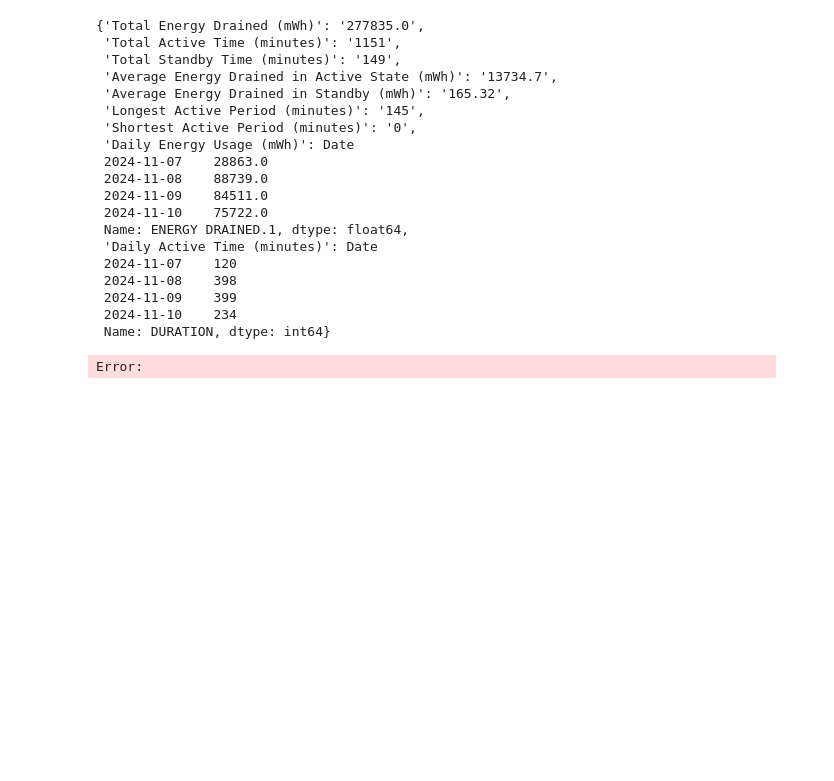
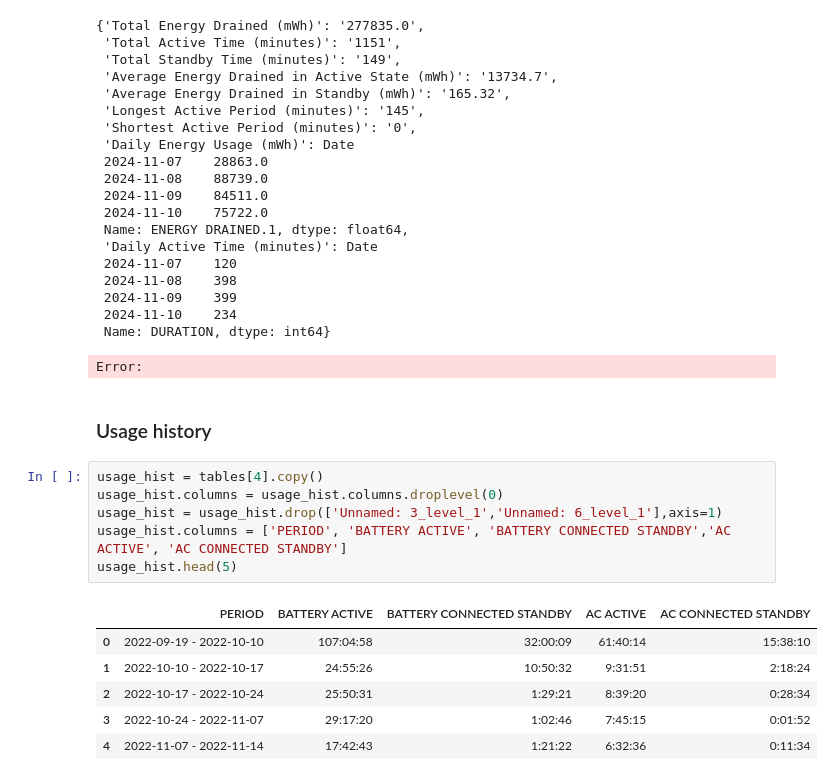
Before and after one commit to sufyan-555/win_battery_report_analyzer, a Jupyter notebook: test.ipynb, the cells around one changed output. Saved outputs shown, nothing was run; the diff lists cells and outputs as text; blank space fills up the shorter version.

```diff
--- a/test.ipynb
+++ b/test.ipynb
@@ -249,3 +249,18 @@ analyze_battery_data(tables[3].copy())
  2024-11-10    234
  Name: DURATION, dtype: int64}
 Error:
+# %% [markdown]
+### Usage history
+# %%
+usage_hist = tables[4].copy()
+usage_hist.columns = usage_hist.columns.droplevel(0)
+usage_hist = usage_hist.drop(['Unnamed: 3_level_1','Unnamed: 6_level_1'],axis=1)
+usage_hist.columns = ['PERIOD', 'BATTERY ACTIVE', 'BATTERY CONNECTED STANDBY','AC ACTIVE', 'AC CONNECTED STANDBY']
+usage_hist.head(5)
+# %% [output]
+|  | PERIOD | BATTERY ACTIVE | BATTERY CONNECTED STANDBY | AC ACTIVE | AC CONNECTED STANDBY |
+| 0 | 2022-09-19 - 2022-10-10 | 107:04:58 | 32:00:09 | 61:40:14 | 15:38:10 |
+| 1 | 2022-10-10 - 2022-10-17 | 24:55:26 | 10:50:32 | 9:31:51 | 2:18:24 |
+| 2 | 2022-10-17 - 2022-10-24 | 25:50:31 | 1:29:21 | 8:39:20 | 0:28:34 |
+| 3 | 2022-10-24 - 2022-11-07 | 29:17:20 | 1:02:46 | 7:45:15 | 0:01:52 |
+| 4 | 2022-11-07 - 2022-11-14 | 17:42:43 | 1:21:22 | 6:32:36 | 0:11:34 |
```
Also changed, not shown: parts of 6 cells of this notebook.
